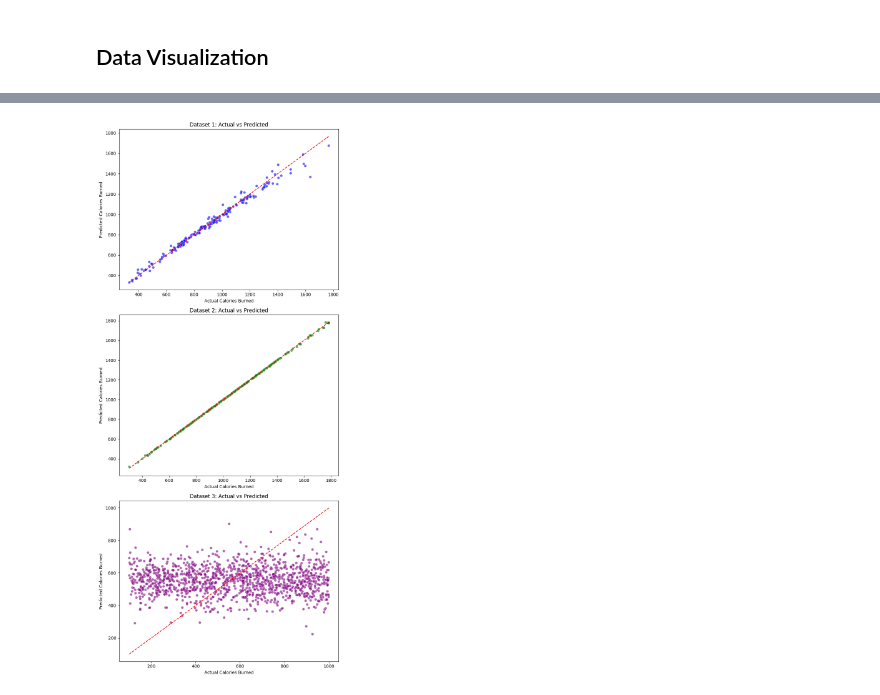
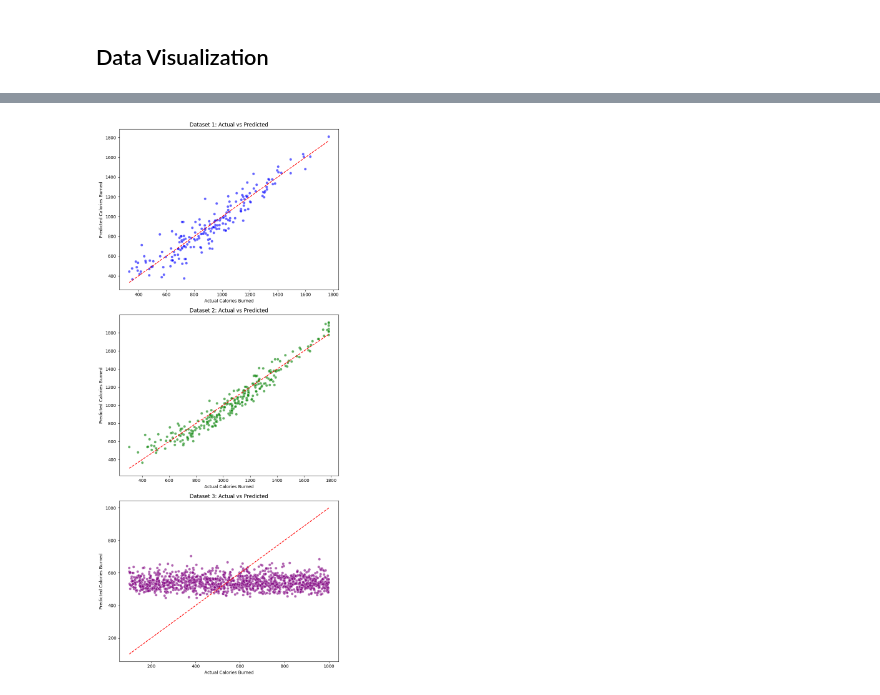
Before and after one commit to william9087/predicting_calories, a Jupyter notebook: fnn.ipynb, the cells around one changed output, grey strips where cells are left out. Cells and saved outputs as stored; diff of their text form; code cells hidden in the pictures.

```diff
--- a/x.ipynb
+++ b/fnn.ipynb
@@ -182,0 +207,4 @@ dtype: object
+# %%
+y_pred_1, losses_1 = train_fnn(X_train_1, y_train_1, X_test_1)
+y_pred_2, losses_2 = train_fnn(X_train_2, y_train_2, X_test_2)
+y_pred_3, losses_3 = train_fnn(X_train_3, y_train_3, X_test_3)
@@ -183,25 +229,4 @@ dtype: object
 # %%
-from xgboost import XGBRegressor
-from sklearn.metrics import mean_absolute_error, r2_score, mean_squared_error
-import seaborn as sns
-import matplotlib.pyplot as plt
-from sklearn.model_selection import train_test_split
-
-
-# Train XGBoost model
-model_1 = XGBRegressor(n_estimators=500, learning_rate=0.05, random_state=42,max_depth=6)
-model_2 = XGBRegressor(n_estimators=500, learning_rate=0.05, random_state=42,max_depth=6)
-model_3 = XGBRegressor(n_estimators=500, learning_rate=0.05, random_state=42,max_depth=6)
-
-model_1.fit(X_train_1, y_train_1)
-model_2.fit(X_train_2, y_train_2)
-model_3.fit(X_train_3, y_train_3)
-
-# Predict and evaluate
-y_pred_1 = model_1.predict(X_test_1)
-y_pred_2 = model_2.predict(X_test_2)
-y_pred_3 = model_3.predict(X_test_3)
-
 mae_1 = mean_absolute_error(y_test_1, y_pred_1)
 mae_2 = mean_absolute_error(y_test_2, y_pred_2)
 mae_3 = mean_absolute_error(y_test_3, y_pred_3)
@@ -210,7 +235,6 @@ mse_1 = mean_squared_error(y_test_1, y_pred_1)
 mse_2 = mean_squared_error(y_test_2, y_pred_2)
 mse_3 = mean_squared_error(y_test_3, y_pred_3)
 
-
 r2_1 = r2_score(y_test_1, y_pred_1)
 r2_2 = r2_score(y_test_2, y_pred_2)
 r2_3 = r2_score(y_test_3, y_pred_3)
@@ -248,35 +306,29 @@ BMI                                      -0.016892  1.000000
 # %%
-import seaborn as sns
-import matplotlib.pyplot as plt
-import numpy as np
 
-# Create a figure with 3 subplots for the 3 datasets
-# Create a figure with 3 rows and 1 column (stacked vertically)
-fig, axes = plt.subplots(nrows=3, ncols=1, figsize=(8, 18))  # Adjust figsize for better spacing
-
+fig, axes = plt.subplots(nrows=3, ncols=1, figsize=(8, 18))
 
 # Scatter plot for Dataset 1
-sns.scatterplot(x=y_test_1, y=y_pred_1, ax=axes[0], color="blue", alpha=0.6)
+sns.scatterplot(x=y_test_1, y=y_pred_1.flatten(), ax=axes[0], color="blue", alpha=0.6)
 axes[0].plot([min(y_test_1), max(y_test_1)], [min(y_test_1), max(y_test_1)], color='red', linestyle='--')
 axes[0].set_title("Dataset 1: Actual vs Predicted")
 axes[0].set_xlabel("Actual Calories Burned")
 axes[0].set_ylabel("Predicted Calories Burned")
 
 # Scatter plot for Dataset 2
-sns.scatterplot(x=y_test_2, y=y_pred_2, ax=axes[1], color="green", alpha=0.6)
+sns.scatterplot(x=y_test_2, y=y_pred_2.flatten(), ax=axes[1], color="green", alpha=0.6)
 axes[1].plot([min(y_test_2), max(y_test_2)], [min(y_test_2), max(y_test_2)], color='red', linestyle='--')
 axes[1].set_title("Dataset 2: Actual vs Predicted")
 axes[1].set_xlabel("Actual Calories Burned")
 axes[1].set_ylabel("Predicted Calories Burned")
 
 # Scatter plot for Dataset 3
-sns.scatterplot(x=y_test_3, y=y_pred_3, ax=axes[2], color="purple", alpha=0.6)
+sns.scatterplot(x=y_test_3, y=y_pred_3.flatten(), ax=axes[2], color="purple", alpha=0.6)
 axes[2].plot([min(y_test_3), max(y_test_3)], [min(y_test_3), max(y_test_3)], color='red', linestyle='--')
 axes[2].set_title("Dataset 3: Actual vs Predicted")
 axes[2].set_xlabel("Actual Calories Burned")
 axes[2].set_ylabel("Predicted Calories Burned")
 
 plt.tight_layout()
 plt.show()
 # %% [output]
-[figure, old version]
+[figure, new version]
```
Also changed, not shown: parts of 25 cells of this notebook, 5 other files.
